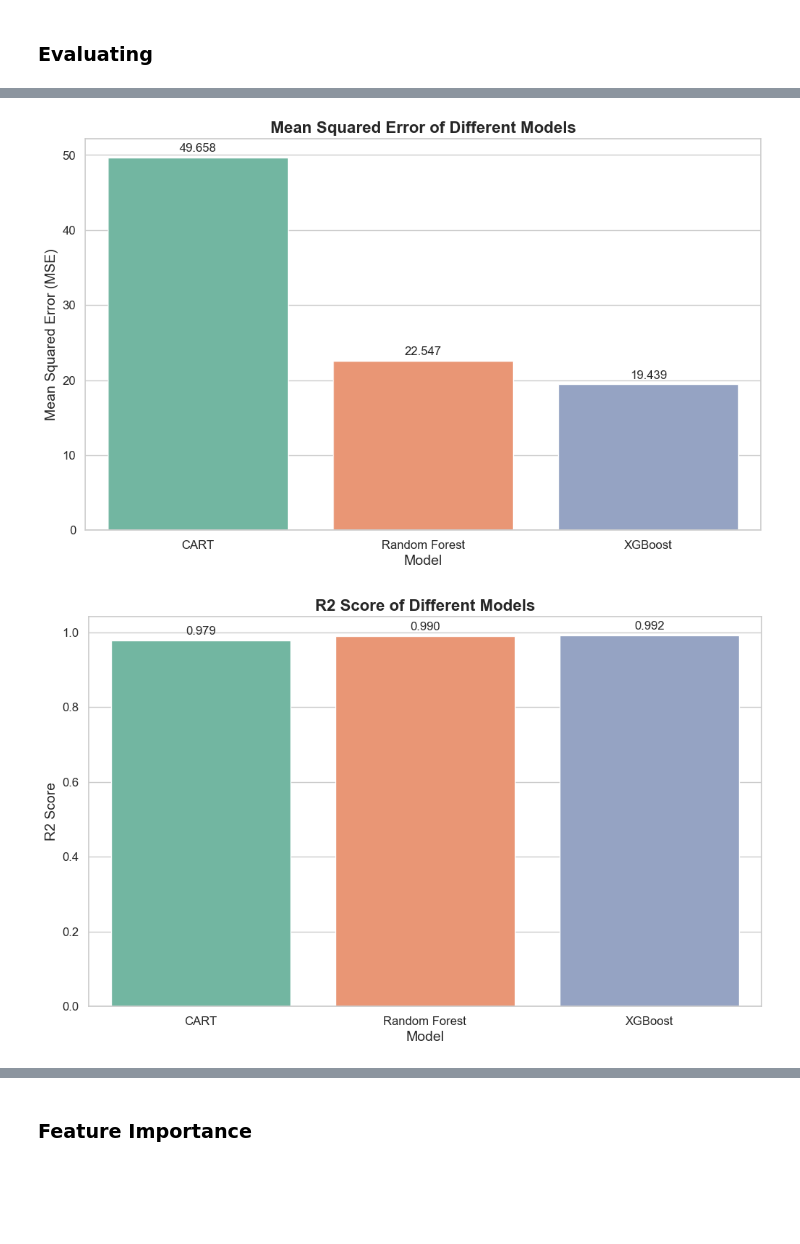
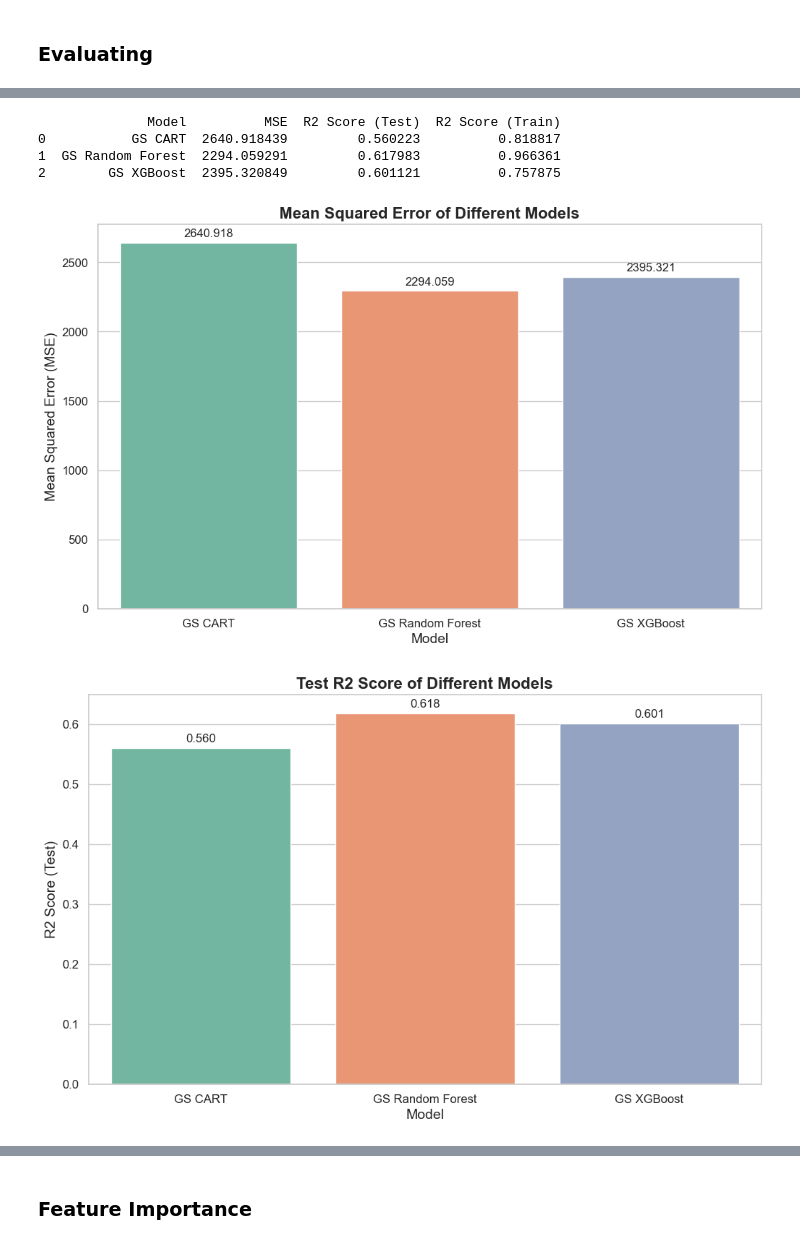
Before and after one commit to martinbog19/ml-engine-maintenance, a Jupyter notebook: Predictive Phase/Models_v1.ipynb, the cells around one changed output, grey strips where cells are left out. Drawn from its saved outputs; the diff is of its cells as text; code cells hidden in the pictures; blank space fills up the shorter version.

```diff
--- a/Predictive Phase/Models_v1.ipynb
+++ b/Predictive Phase/Models_v1.ipynb
@@ -355,48 +437,93 @@ print(results_optimized)
+# %%
+# Evaluate the optimized model on the test data
+y_pred_gs_xgb_test = grid_search_xgb.best_estimator_.predict(X_test)
+mse_gs_xgb = mean_squared_error(y_test, y_pred_gs_xgb_test)
+r2_gs_xgb_test = r2_score(y_test, y_pred_gs_xgb_test)
+
+# Evaluate the optimized model on the training data
+y_pred_gs_xgb_train = grid_search_xgb.best_estimator_.predict(X_train)
+r2_gs_xgb_train = r2_score(y_train, y_pred_gs_xgb_train)
+# %%
+# Creating the DataFrame
+results_optimized_gs = pd.DataFrame({
+    'Model': ['GS CART', 'GS Random Forest', 'GS XGBoost'],
+    'MSE': [mse_gs_cart, mse_gs_rf, mse_gs_xgb],
+    'R2 Score (Test)': [r2_gs_cart_test, r2_gs_rf_test, r2_gs_xgb_test],
+    'R2 Score (Train)': [r2_gs_cart_train, r2_gs_rf_train, r2_gs_xgb_train]
+})
+
+print(results_optimized_gs)
+# %% [output]
+              Model          MSE  R2 Score (Test)  R2 Score (Train)
+0           GS CART  2640.918439         0.560223          0.818817
+1  GS Random Forest  2294.059291         0.617983          0.966361
+2        GS XGBoost  2395.320849         0.601121          0.757875
 # %%
+import seaborn as sns
+import matplotlib.pyplot as plt
+
 sns.set(style="whitegrid", palette="pastel")
 palette = sns.color_palette("Set2")
 
 # MSE Plot
 plt.figure(figsize=(12, 7))
-mse_plot = sns.barplot(x='Model', y='MSE', data=results_optimized, palette=palette)
+mse_plot = sns.barplot(x='Model', y='MSE', data=results_optimized_gs, palette=palette)
 plt.title('Mean Squared Error of Different Models', fontsize=16, fontweight='bold')
 plt.ylabel('Mean Squared Error (MSE)', fontsize=14)
 plt.xlabel('Model', fontsize=14)
 plt.xticks(fontsize=12)
 plt.yticks(fontsize=12)
 
 # Annotating with the MSE values
 for p in mse_plot.patches:
     mse_plot.annotate(format(p.get_height(), '.3f'),
                       (p.get_x() + p.get_width() / 2., p.get_height()),
                       ha = 'center', va = 'center',
                       xytext = (0, 9),
                       textcoords = 'offset points', fontsize=12)
 
-# Save the MSE plot
 plt.savefig('mse_plot_gridsearch.png', dpi=300, bbox_inches='tight')
 plt.show()
 
-# R2 Score Plot
+# R2 Score Plot for Test Data
 plt.figure(figsize=(12, 7))
-r2_plot = sns.barplot(x='Model', y='R2 Score', data=results_optimized, palette=palette)
-plt.title('R2 Score of Different Models', fontsize=16, fontweight='bold')
-plt.ylabel('R2 Score', fontsize=14)
+r2_test_plot = sns.barplot(x='Model', y='R2 Score (Test)', data=results_optimized_gs, palette=palette)
+plt.title('Test R2 Score of Different Models', fontsize=16, fontweight='bold')
+plt.ylabel('R2 Score (Test)', fontsize=14)
 plt.xlabel('Model', fontsize=14)
 plt.xticks(fontsize=12)
 plt.yticks(fontsize=12)
 
-# Annotating the bars with the R2 values
-for p in r2_plot.patches:
-    r2_plot.annotate(format(p.get_height(), '.3f'),
+# Annotating the bars with the Test R2 values
+for p in r2_test_plot.patches:
+    r2_test_plot.annotate(format(p.get_height(), '.3f'),
                      (p.get_x() + p.get_width() / 2., p.get_height()),
                      ha = 'center', va = 'center',
                      xytext = (0, 9),
                      textcoords = 'offset points', fontsize=12)
 
-# Save the R2 Score plot
-plt.savefig('r2_score_plot_gridsearch.png', dpi=300, bbox_inches='tight')
+plt.savefig('r2_score_test_plot_gridsearch.png', dpi=300, bbox_inches='tight')
 plt.show()
+
+# R2 Score Plot for Training Data
+plt.figure(figsize=(12, 7))
+r2_train_plot = sns.barplot(x='Model', y='R2 Score (Train)', data=results_optimized_gs, palette=palette)
+plt.title('Training R2 Score of Different Models', fontsize=16, fontweight='bold')
+plt.ylabel('R2 Score (Train)', fontsize=14)
+plt.xlabel('Model', fontsize=14)
+plt.xticks(fontsize=12)
+plt.yticks(fontsize=12)
+
+# Annotating the bars with the Training R2 values
+for p in r2_train_plot.patches:
+    r2_train_plot.annotate(format(p.get_height(), '.3f'),
+                     (p.get_x() + p.get_width() / 2., p.get_height()),
+                     ha = 'center', va = 'center',
+                     xytext = (0, 9),
+                     textcoords = 'offset points', fontsize=12)
+
+plt.savefig('r2_score_train_plot_gridsearch.png', dpi=300, bbox_inches='tight')
+plt.show()
 # %% [output]
-[figure, old version]
+[figure, new version]
-[figure, old version]
+[figure, new version]
```
Also changed, not shown: parts of 36 cells of this notebook, 19 other files.
